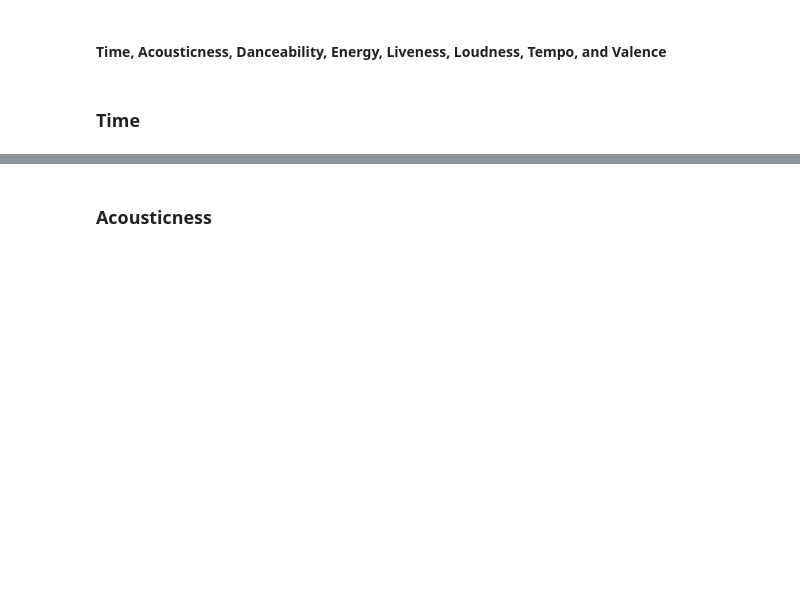
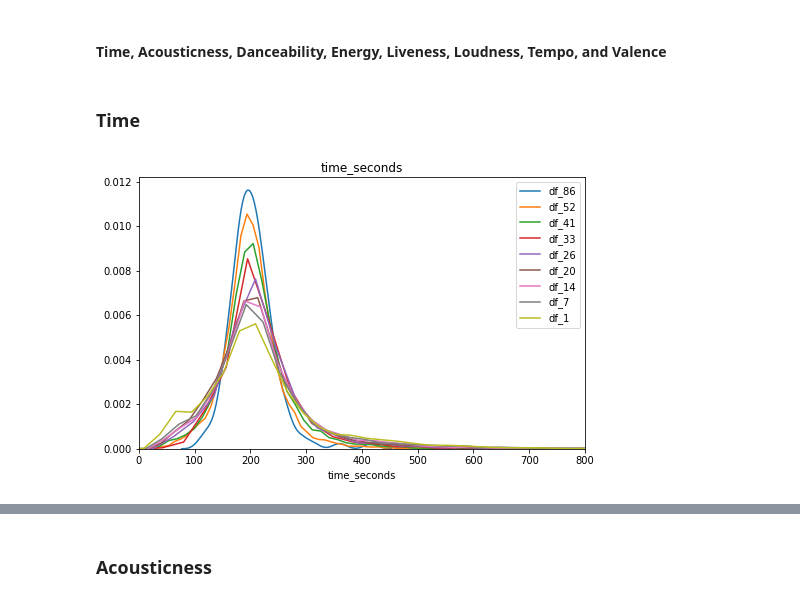
Before and after one commit to brentthayer1/capstone1, a Jupyter notebook: capstone1_eda.ipynb, the cells around one changed output, grey strips where cells are left out. Saved outputs shown, nothing was run; the diff lists cells and outputs as text; code cells hidden in the pictures; blank space fills up the shorter version.

```diff
--- a/capstone1_eda.ipynb
+++ b/capstone1_eda.ipynb
@@ -269,6 +267,15 @@ def scatter_cdf_subs(ax, df_lst, column, df_name_lst):
         plt.title(f'{column} vs. popularity')
 # %% [markdown]
 ### Time
+# %%
+attribute = 'time_seconds'
+fig, ax = plt.subplots(figsize=(8,5))
+ax.set_xlim(0, 800)
+ax.set_title(attribute)
+for df_, df_name in zip(df_lst, df_name_lst):
+    cs1.plot_dists_attribute(ax, df_, df_name, attribute)
+# %% [output]
+[figure, added]
 # %%
 attribute = 'time_seconds'
 plt.figure(figsize=(8, 5))
```
Also changed, not shown: parts of 13 cells of this notebook, 1 other file.
